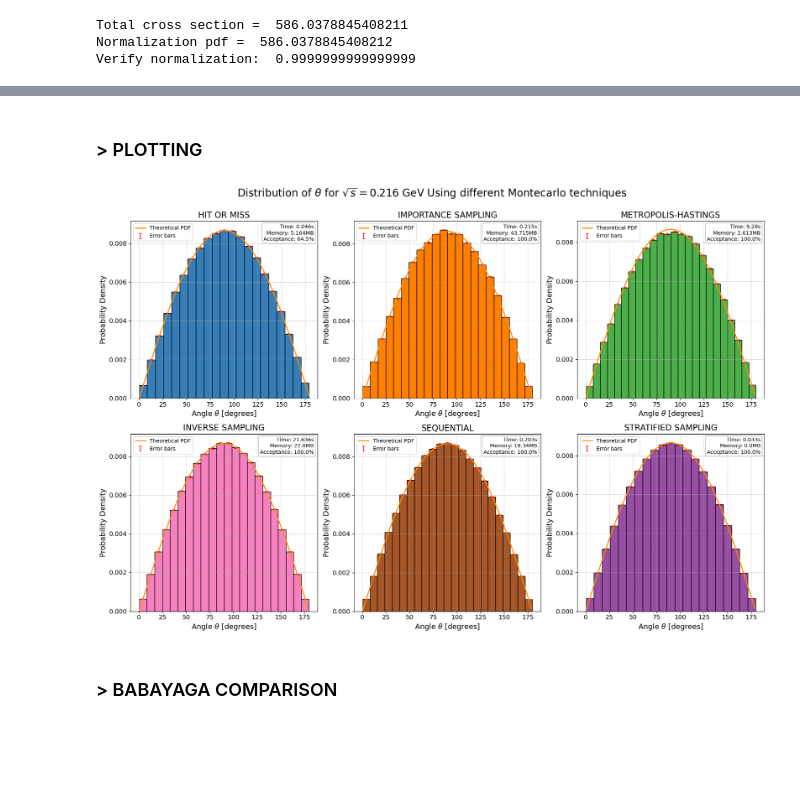
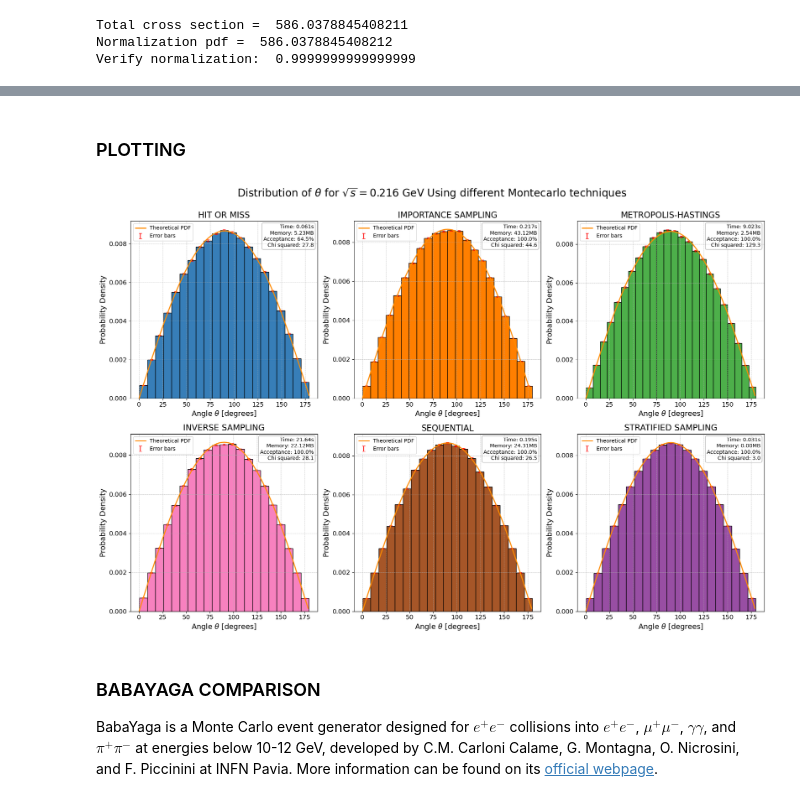
Before and after one commit to pietrobernard/LaCP-Project-2324, a Jupyter notebook: LCP A/MONTECARLO.ipynb, the cells around one changed output, grey strips where cells are left out. Saved outputs shown, nothing was run; the diff lists cells and outputs as text; code cells hidden in the pictures; blank space fills up the shorter version.

Commit message:
terminated montecarlo

```diff
--- a/LCP A/MONTECARLO.ipynb
+++ b/LCP A/MONTECARLO.ipynb
@@ -93,9 +154,9 @@ Accepted rate: 0.645
 # %%
-def importance_sampling(N, pdf_target_norm, proposal_range=(0, 180), proposal_pdf=None):
-    theta_samples_prop = np.random.uniform(proposal_range[0], proposal_range[1], iterations)
+def importance_sampling(iterations, pdf_target_norm, range=(0, 180), proposal_pdf=None):
+    theta_samples_prop = np.random.uniform(range[0], range[1], iterations)
 
     if proposal_pdf is None:
-        proposal_pdf_values = uniform.pdf(theta_samples_prop, proposal_range[0], proposal_range[1] - proposal_range[0])
+        proposal_pdf_values = uniform.pdf(theta_samples_prop, range[0], range[1] - range[0])
     else:
         proposal_pdf_values = proposal_pdf(theta_samples_prop)
 
@@ -206,6 +308,6 @@ Accepted rate: 1.0
 # %%
-def sequential_monte_carlo(iterations, pdf_target_norm, proposal_range=(0, 180), steps=1):
-    theta_samples_se = np.random.uniform(proposal_range[0], proposal_range[1], iterations)
+def sequential_monte_carlo(iterations, pdf_target_norm, steps=1):
+    theta_samples_se = np.random.uniform(0, 180, iterations)
 
     for step in range(steps):
         weights = pdf_target_norm(theta_samples_se)
@@ -273,47 +389,59 @@ Execution time: 0.033 seconds
 Memory usage: 0.0 MB
 Accepted rate: 1.0
 # %% [markdown]
-### > PLOTTING
+### PLOTTING
 # %%
-#Plot
 names = ["HIT OR MISS","IMPORTANCE SAMPLING","METROPOLIS-HASTINGS","INVERSE SAMPLING","SEQUENTIAL","STRATIFIED SAMPLING"]
 methods = ["hm","imp","mh","isc","se","st"]
 colors = ['#377eb8', '#ff7f00', '#4daf4a', '#f781bf', '#a65628', '#984ea3']
 times = [time_hm, time_imp, time_mh, time_is, time_se, time_st]
 mem_usages = [mem_usage_hm, mem_usage_imp, mem_usage_mh, mem_usage_is, mem_usage_se, mem_usage_st]
 acceptances = [accepted_hm, accepted_imp, accepted_mh, accepted_is, accepted_se, accepted_st]
+chis = []
+
+
+for method in methods:
+    dataset = globals()[f'theta_samples_{method}']
+    observed_counts, bins = np.histogram(dataset, bins='doane', density=False)
+    bin_widths = np.diff(bins)
+    expected_probs = np.array([quad(pdf_theta_norm, bins[i], bins[i+1])[0] for i in range(len(bins)-1)])
+    expected_counts = expected_probs / sum(expected_probs) * sum(observed_counts)
+    chi_squared_stat = chisquare(f_obs=observed_counts, f_exp=expected_counts)
+    chis.append(chi_squared_stat.statistic)
 
 fig, axs = plt.subplots(2, 3, figsize=(18, 12))
 axs = axs.flatten()
 
-for i, (method, time, mem_usage, acceptance) in enumerate(zip(methods, times, mem_usages, acceptances)):
+for i, (method, time, mem_usage, acceptance, chi) in enumerate(zip(methods, times, mem_usages, acceptances, chis)):
     dataset = globals()[f'theta_samples_{method}']
 
     counts, bins, patches = axs[i].hist(dataset, bins="doane", density=True, color=colors[i], edgecolor='black')
     bin_centers = 0.5 * (bins[1:] + bins[:-1])
     bin_width = np.diff(bins)
     total_samples = len(dataset)
     errors = np.sqrt(counts / (total_samples * bin_width))
     axs[i].errorbar(bin_centers, counts, yerr=errors, fmt='none', ecolor='r', capsize=3, label='Error bars')
 
     axs[i].plot(angles, pdf_theta_norm(angles), color='darkorange', linewidth=2, label="Theoretical PDF")
     axs[i].set_title(names[i], fontsize=16)
     axs[i].set_xlabel(r'Angle $\theta$ [degrees]', fontsize=14)
     axs[i].set_ylabel('Probability Density', fontsize=14)
     axs[i].legend(loc='upper left', fontsize=10)
     axs[i].grid(True, which='both', linestyle='--', linewidth=0.5)
     axs[i].tick_params(axis='both', which='major', labelsize=12)
 
-    info_text = f"Time: {time}s\nMemory: {mem_usage}MB\nAcceptance: {acceptance*100:.1f}%"
+    info_text = f"Time: {time}s\nMemory: {mem_usage:.2f}MB\nAcceptance: {acceptance*100:.1f}%\nChi squared: {chi:.1f}"
     axs[i].text(0.98, 0.98, info_text, transform=axs[i].transAxes, fontsize=10, verticalalignment='top', horizontalalignment='right', bbox=dict(facecolor='white', alpha=0.3, boxstyle="round,pad=0.3"))
 
 fig.suptitle(r'Distribution of $\theta$ for $\sqrt{s}=$' + str(round(E_exp, 3)) + ' GeV Using different Montecarlo techniques',
              fontsize=20, y=1.0)
 plt.tight_layout()
 plt.show()
 # %% [output]
-[figure, old version]
+[figure, new version]
 # %% [markdown]
-### > BABAYAGA COMPARISON
+### BABAYAGA COMPARISON
+
+BabaYaga is a Monte Carlo event generator designed for $e^+e^-$ collisions into $e^+e^-$, $\mu^+\mu^-$, $\gamma\gamma$, and $\pi^+\pi^-$ at energies below 10-12 GeV, developed by C.M. Carloni Calame, G. Montagna, O. Nicrosini, and F. Piccinini at INFN Pavia. More information can be found on its [official webpage](https://www2.pv.infn.it/~hepcomplex/babayaga.html).
 # %%
 Babayaga = np.loadtxt("matched_el_th_exp_200.txt").T
```
Also changed, not shown: parts of 33 cells of this notebook, 3 other files.
